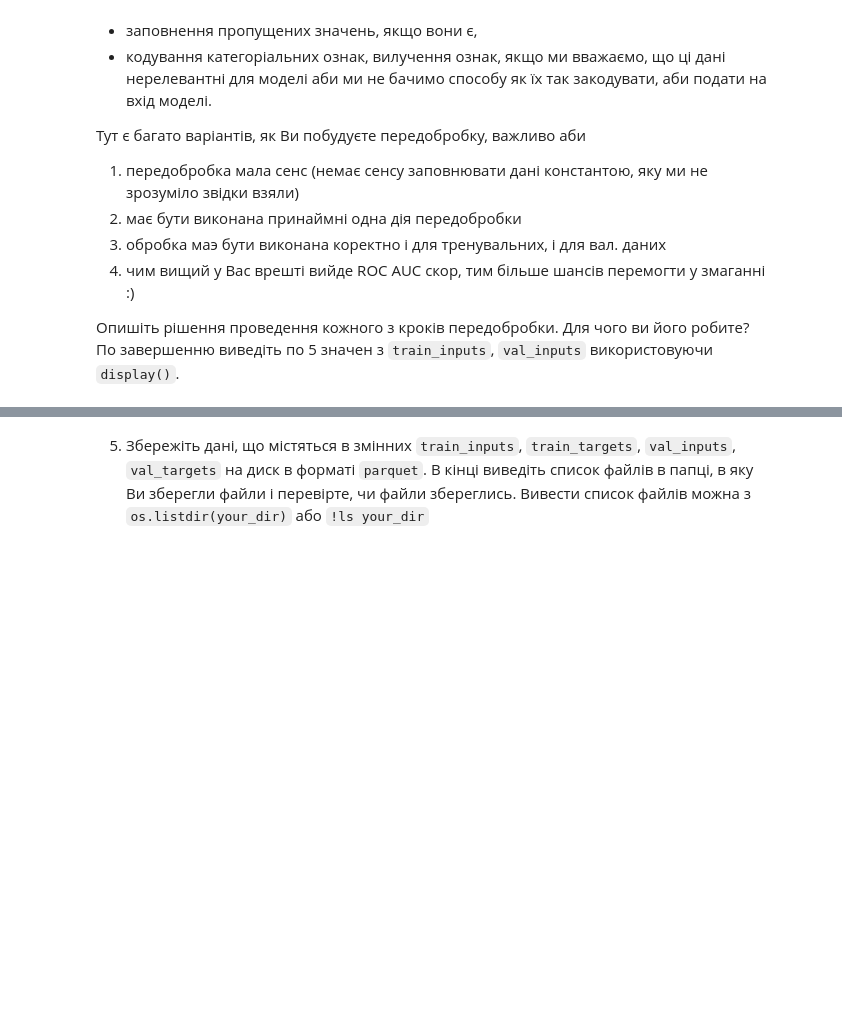
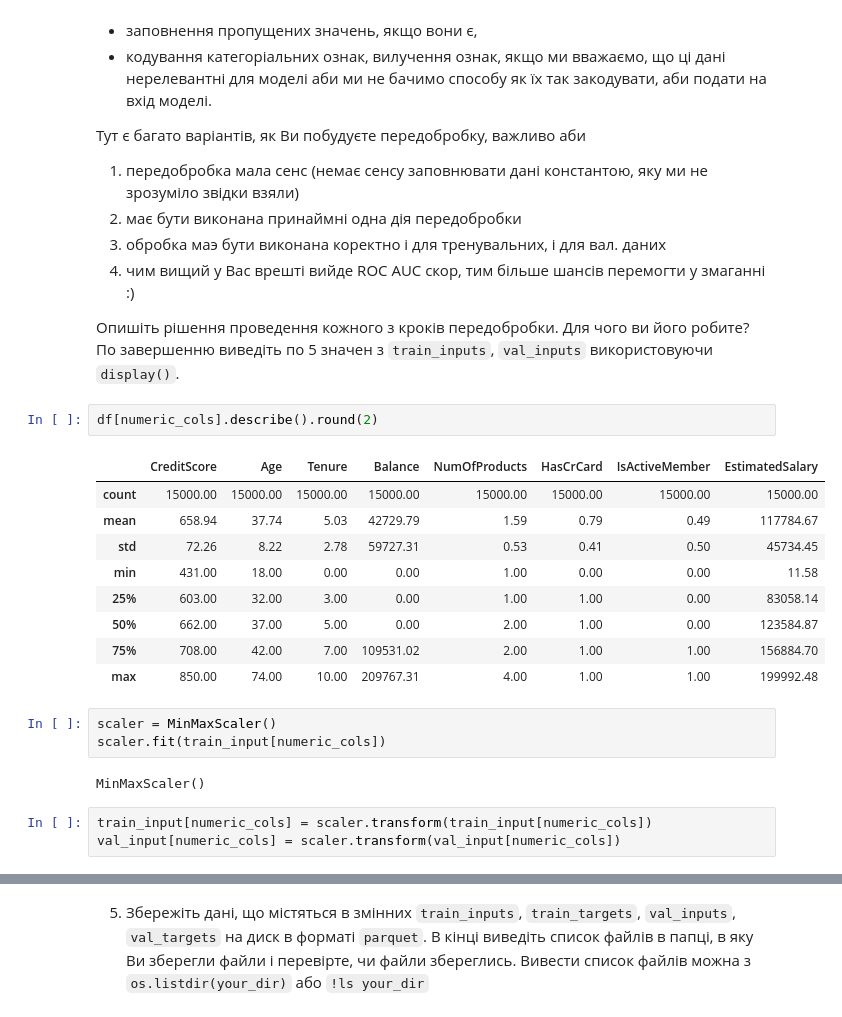
Before and after one commit to chornamarta/ml3.0, a Jupyter notebook: Module 2/Statistical Classification/HW_2_2_2_Логістична_регресія_з_scikit_learn.ipynb, the cells around one changed output, grey strips where cells are left out. Saved outputs shown, nothing was run; the diff lists cells and outputs as text; blank space fills up the shorter version.

```diff
--- a/Module 2/Statistical Classification/HW_2_2_2_Логістична_регресія_з_scikit_learn.ipynb
+++ b/Module 2/Statistical Classification/HW_2_2_2_Логістична_регресія_з_scikit_learn.ipynb
@@ -74,3 +80,23 @@ categorical_cols
   4) чим вищий у Вас врешті вийде ROС AUC скор, тим більше шансів перемогти у змаганні :)
 
   Опишіть рішення проведення кожного з кроків передобробки. Для чого ви його робите? По завершенню виведіть по 5 значен з `train_inputs`, `val_inputs` використовуючи `display()`.
+# %%
+df[numeric_cols].describe().round(2)
+# %% [output]
+|  | CreditScore | Age | Tenure | Balance | NumOfProducts | HasCrCard | IsActiveMember | EstimatedSalary |
+| count | 15000.00 | 15000.00 | 15000.00 | 15000.00 | 15000.00 | 15000.00 | 15000.00 | 15000.00 |
+| mean | 658.94 | 37.74 | 5.03 | 42729.79 | 1.59 | 0.79 | 0.49 | 117784.67 |
+| std | 72.26 | 8.22 | 2.78 | 59727.31 | 0.53 | 0.41 | 0.50 | 45734.45 |
+| min | 431.00 | 18.00 | 0.00 | 0.00 | 1.00 | 0.00 | 0.00 | 11.58 |
+| 25% | 603.00 | 32.00 | 3.00 | 0.00 | 1.00 | 1.00 | 0.00 | 83058.14 |
+| 50% | 662.00 | 37.00 | 5.00 | 0.00 | 2.00 | 1.00 | 0.00 | 123584.87 |
+| 75% | 708.00 | 42.00 | 7.00 | 109531.02 | 2.00 | 1.00 | 1.00 | 156884.70 |
+| max | 850.00 | 74.00 | 10.00 | 209767.31 | 4.00 | 1.00 | 1.00 | 199992.48 |
+# %%
+scaler = MinMaxScaler()
+scaler.fit(train_input[numeric_cols])
+# %% [output]
+MinMaxScaler()
+# %%
+train_input[numeric_cols] = scaler.transform(train_input[numeric_cols])
+val_input[numeric_cols] = scaler.transform(val_input[numeric_cols])
```
Also changed, not shown: parts of 28 cells of this notebook.
